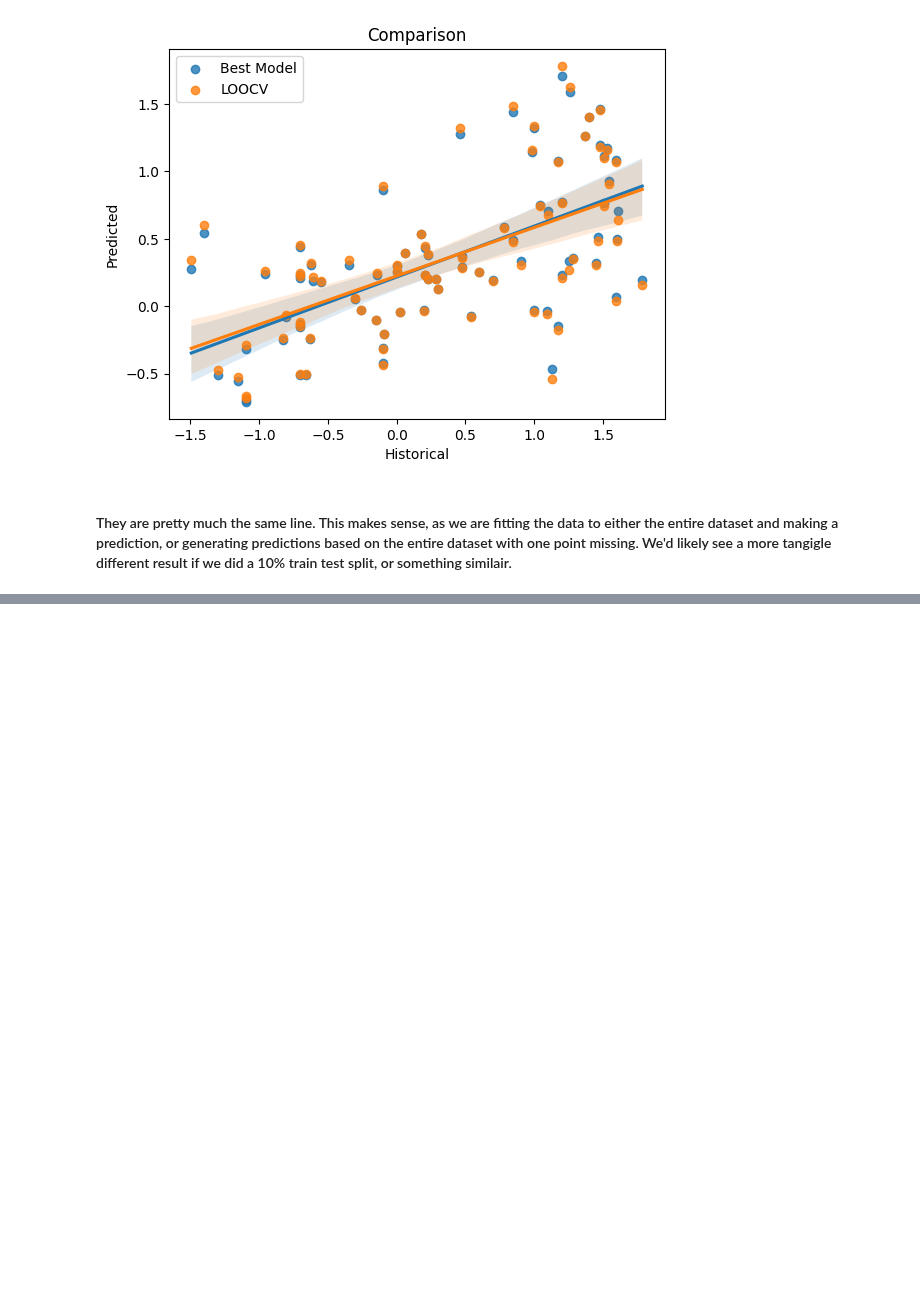
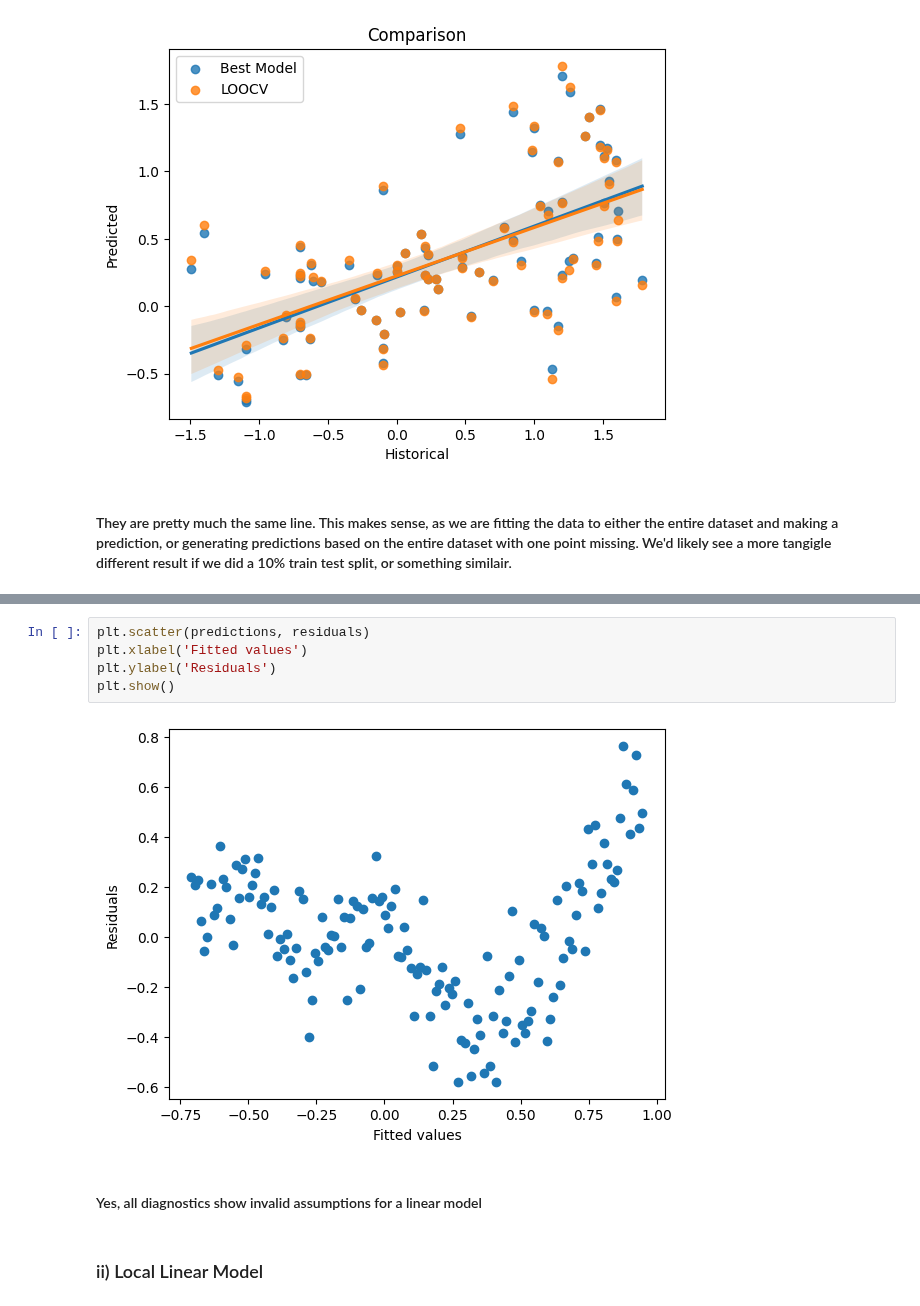
Before and after one commit to jtdocter27/Engineering-Probability---Statistics, a Jupyter notebook: final.ipynb, the cells around one changed output, grey strips where cells are left out. Saved outputs shown, nothing was run; the diff lists cells and outputs as text; blank space fills up the shorter version.

```diff
--- a/final.ipynb
+++ b/final.ipynb
@@ -397,0 +439,11 @@ plt.show()
+# %%
+plt.scatter(predictions, residuals)
+plt.xlabel('Fitted values')
+plt.ylabel('Residuals')
+plt.show()
+# %% [output]
+[figure, added]
+# %% [markdown]
+#### Yes, all diagnostics show invalid assumptions for a linear model
+# %% [markdown]
+### ii) Local Linear Model
```
Also changed, not shown: parts of 7 cells of this notebook.
